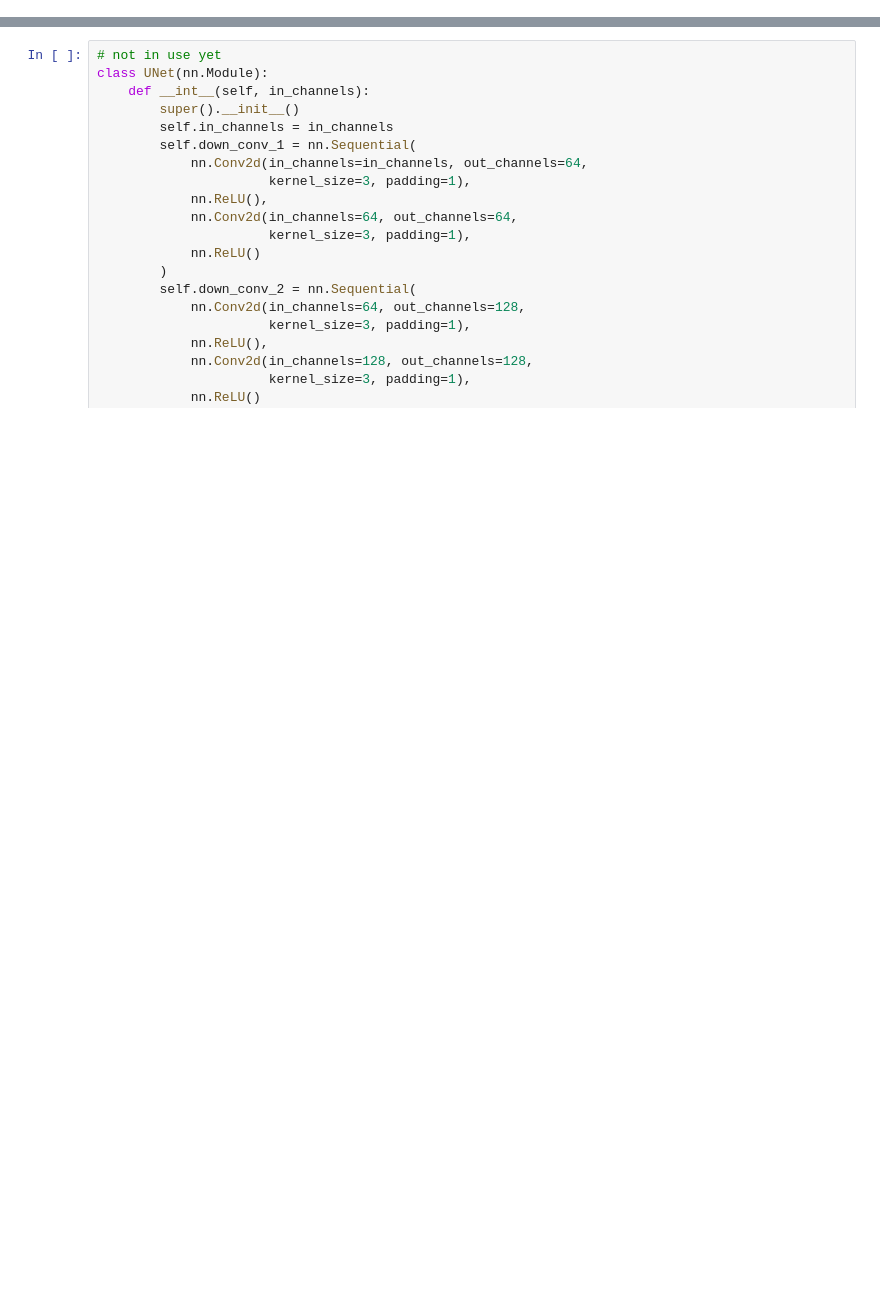
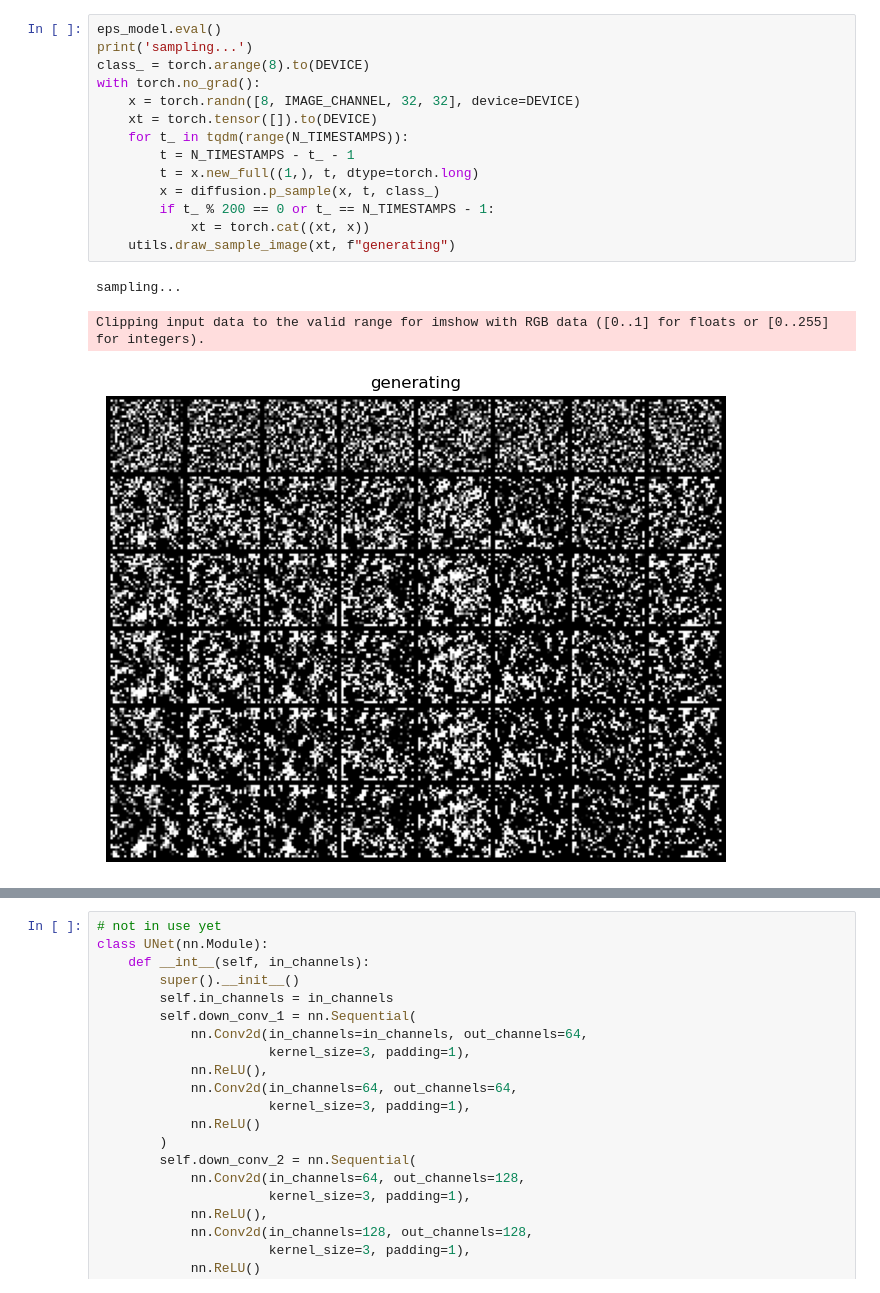
Before and after one commit to mysterytony/cs231n_project, a Jupyter notebook: ddpm.ipynb, the cells around one changed output, grey strips where cells are left out. Cells and saved outputs as stored; diff of their text form; blank space fills up the shorter version.

```diff
--- a/ddpm.ipynb
+++ b/ddpm.ipynb
@@ -97,3 +223,21 @@ NUM_TRAIN=8000
+# %%
+eps_model.eval()
+print('sampling...')
+class_ = torch.arange(8).to(DEVICE)
+with torch.no_grad():
+    x = torch.randn([8, IMAGE_CHANNEL, 32, 32], device=DEVICE)
+    xt = torch.tensor([]).to(DEVICE)
+    for t_ in tqdm(range(N_TIMESTAMPS)):
+        t = N_TIMESTAMPS - t_ - 1
+        t = x.new_full((1,), t, dtype=torch.long)
+        x = diffusion.p_sample(x, t, class_)
+        if t_ % 200 == 0 or t_ == N_TIMESTAMPS - 1:
+            xt = torch.cat((xt, x))
+    utils.draw_sample_image(xt, f"generating")
+# %% [output]
+sampling...
+Clipping input data to the valid range for imshow with RGB data ([0..1] for floats or [0..255] for integers).
+[figure, added]
 # %%
 dim = 256
 half_dim = dim // 2
```
Also changed, not shown: parts of 15 cells of this notebook, 5 other files.
